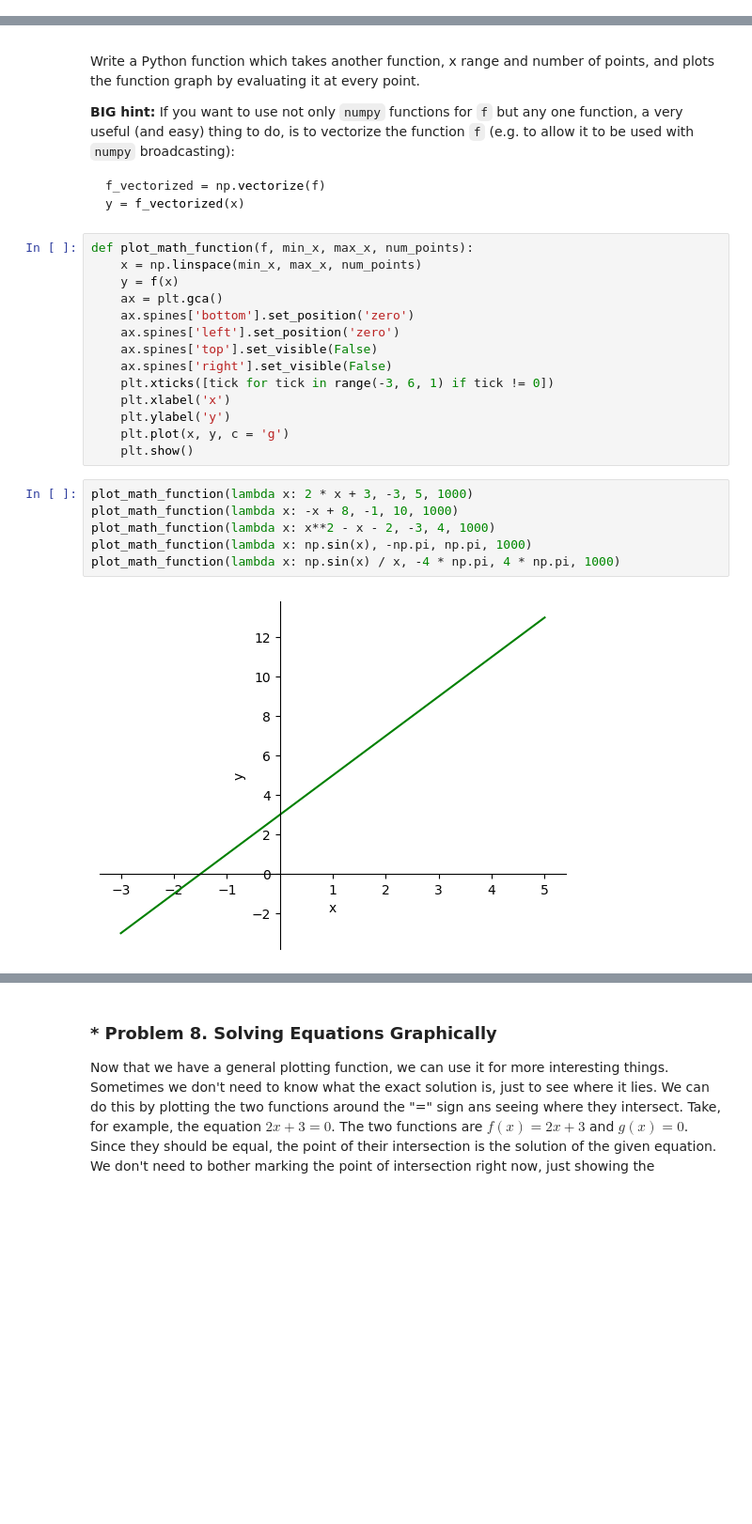
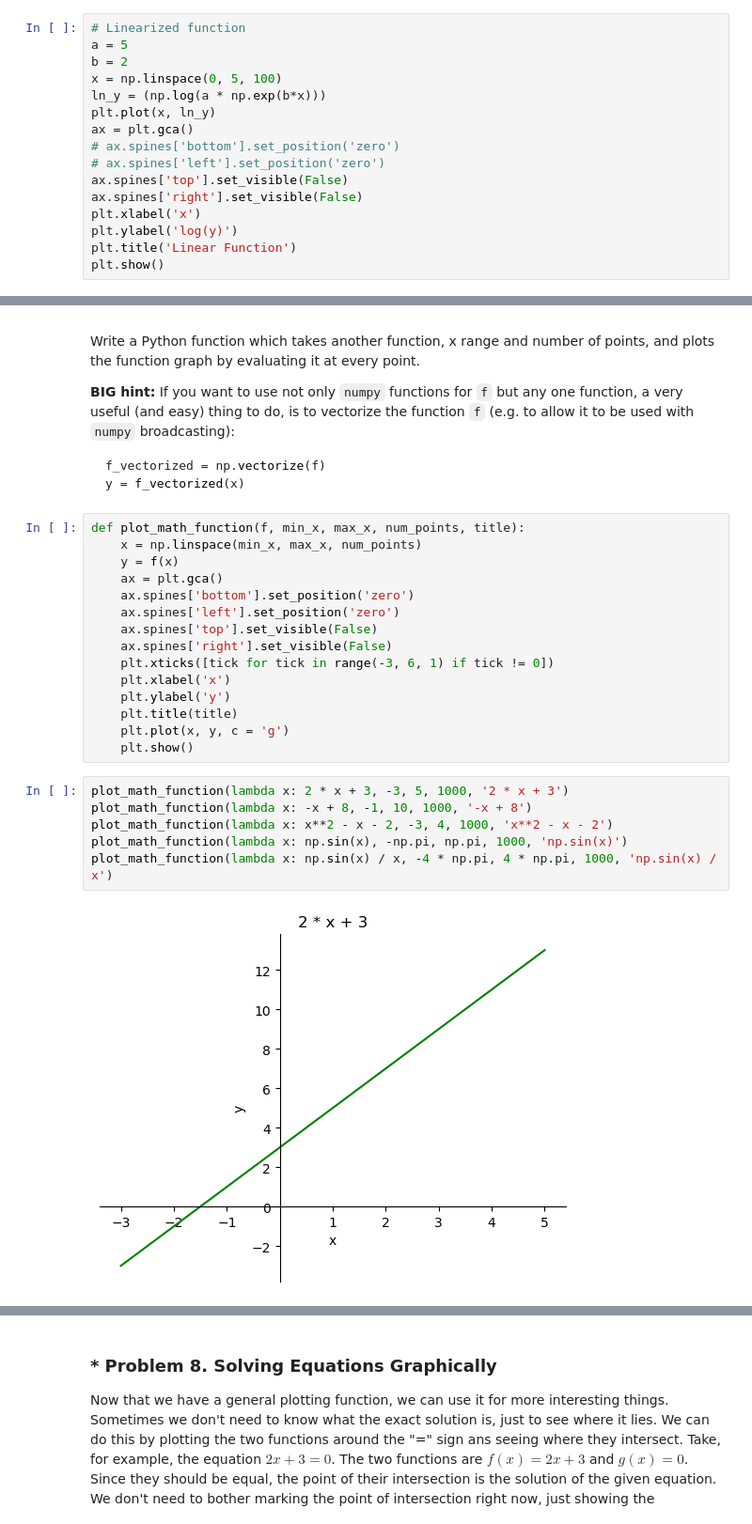
Before and after one commit to mi6oo6im/ml_math_for_devs, a Jupyter notebook: 02. Exercise HSM/High-School Maths Exercise.ipynb, the cells around one changed output, grey strips where cells are left out. Shown at 94% size. Saved outputs shown, nothing was run; the diff lists cells and outputs as text; blank space fills up the shorter version.

````diff
--- a/02. Exercise HSM/High-School Maths Exercise.ipynb
+++ b/02. Exercise HSM/High-School Maths Exercise.ipynb
@@ -542,0 +562,16 @@ sympy.solve(a * e ** (b * x) - y, x)
+# %%
+# Linearized function
+a = 5
+b = 2
+x = np.linspace(0, 5, 100)
+ln_y = (np.log(a * np.exp(b*x)))
+plt.plot(x, ln_y)
+ax = plt.gca()
+# ax.spines['bottom'].set_position('zero')
+# ax.spines['left'].set_position('zero')
+ax.spines['top'].set_visible(False)
+ax.spines['right'].set_visible(False)
+plt.xlabel('x')
+plt.ylabel('log(y)')
+plt.title('Linear Function')
+plt.show()
@@ -563,7 +600,7 @@ f_vectorized = np.vectorize(f)
 y = f_vectorized(x)
 ```
 # %%
-def plot_math_function(f, min_x, max_x, num_points):
+def plot_math_function(f, min_x, max_x, num_points, title):
     x = np.linspace(min_x, max_x, num_points)
     y = f(x)
     ax = plt.gca()
@@ -574,13 +611,14 @@ def plot_math_function(f, min_x, max_x, num_points):
     plt.xticks([tick for tick in range(-3, 6, 1) if tick != 0])
     plt.xlabel('x')
     plt.ylabel('y')
+    plt.title(title)
     plt.plot(x, y, c = 'g')
     plt.show()
 # %%
-plot_math_function(lambda x: 2 * x + 3, -3, 5, 1000)
-plot_math_function(lambda x: -x + 8, -1, 10, 1000)
-plot_math_function(lambda x: x**2 - x - 2, -3, 4, 1000)
-plot_math_function(lambda x: np.sin(x), -np.pi, np.pi, 1000)
-plot_math_function(lambda x: np.sin(x) / x, -4 * np.pi, 4 * np.pi, 1000)
+plot_math_function(lambda x: 2 * x + 3, -3, 5, 1000, '2 * x + 3')
+plot_math_function(lambda x: -x + 8, -1, 10, 1000, '-x + 8')
+plot_math_function(lambda x: x**2 - x - 2, -3, 4, 1000, 'x**2 - x - 2')
+plot_math_function(lambda x: np.sin(x), -np.pi, np.pi, 1000, 'np.sin(x)')
+plot_math_function(lambda x: np.sin(x) / x, -4 * np.pi, 4 * np.pi, 1000, 'np.sin(x) / x')
 # %% [output]
-[figure, old version]
+[figure, new version]
````
Also changed, not shown: parts of 9 cells of this notebook.
